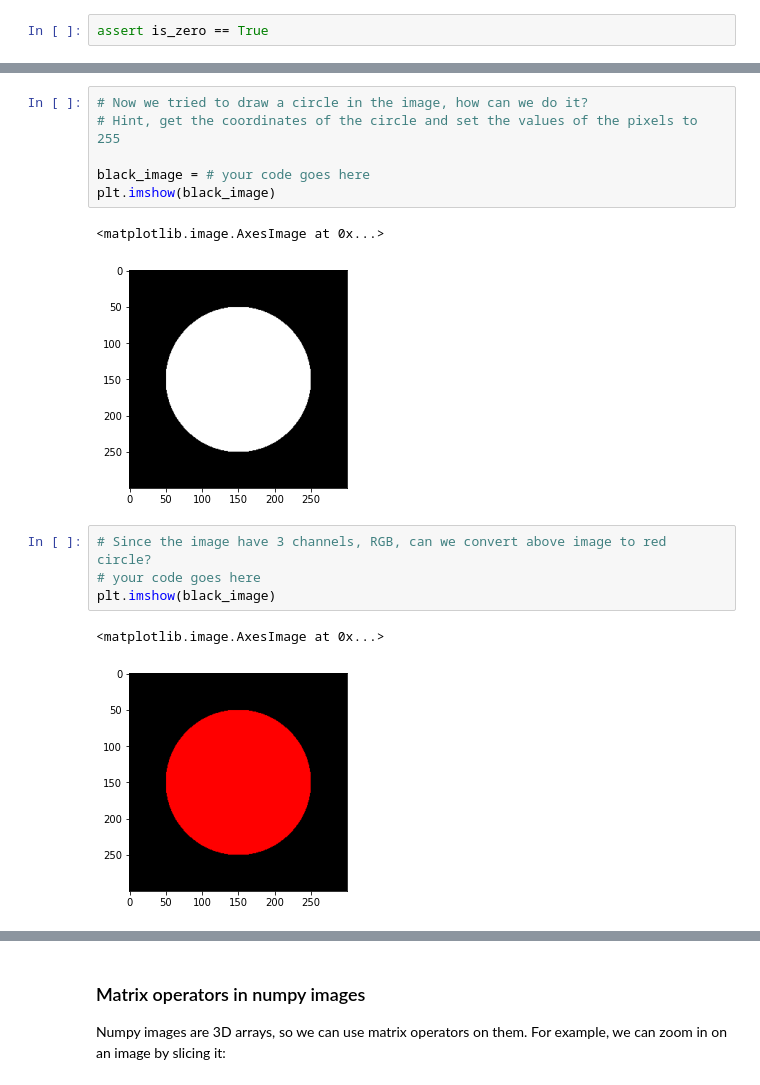
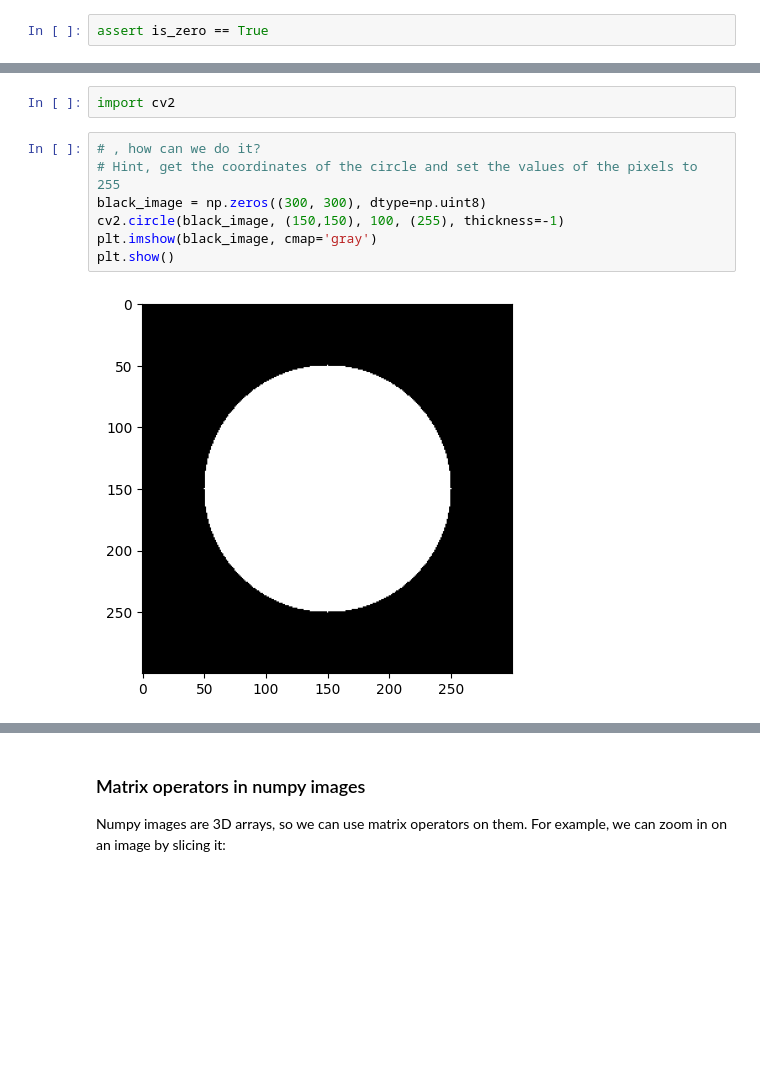
Before and after one commit to thaisonatk/python-datascience-course, a Jupyter notebook: week_ (3)/2. NumPy exercises.ipynb, the cells around one changed output, grey strips where cells are left out. Drawn from its saved outputs; the diff is of its cells as text; blank space fills up the shorter version.

```diff
--- a/week_ (3)/2. NumPy exercises.ipynb
+++ b/week_ (3)/2. NumPy exercises.ipynb
@@ -351,16 +385,11 @@ plt.imshow(image)
+# %%
+import cv2
 # %%
-# Now we tried to draw a circle in the image, how can we do it?
+# , how can we do it?
 # Hint, get the coordinates of the circle and set the values of the pixels to 255
-
-black_image = # your code goes here
-plt.imshow(black_image)
+black_image = np.zeros((300, 300), dtype=np.uint8)
+cv2.circle(black_image, (150,150), 100, (255), thickness=-1)
+plt.imshow(black_image, cmap='gray')
+plt.show()
 # %% [output]
-<matplotlib.image.AxesImage at 0x...>
-[figure, old version]
+[figure, new version]
-# %%
-# Since the image have 3 channels, RGB, can we convert above image to red circle?
-# your code goes here
-plt.imshow(black_image)
-# %% [output]
-<matplotlib.image.AxesImage at 0x...>
-[figure, removed]
```
Also changed, not shown: parts of 35 cells of this notebook, 15 other files.
